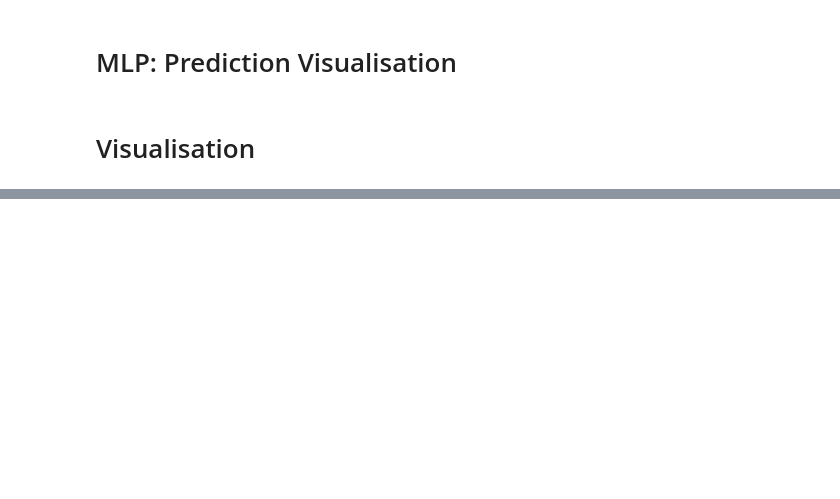
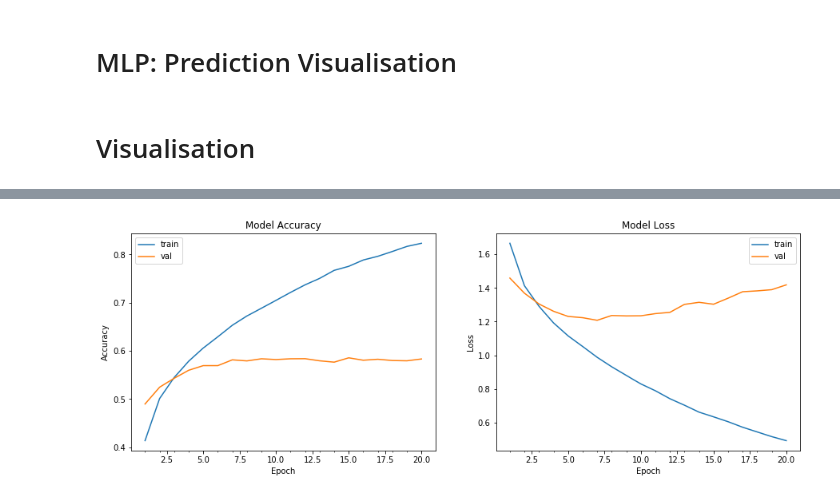
Before and after one commit to AhmedAmineDAOU/MachineLearningProject, a Jupyter notebook: CIFAR-10/MLP.ipynb, the cells around one changed output, grey strips where cells are left out. Drawn from its saved outputs; the diff is of its cells as text; code cells hidden in the pictures; blank space fills up the shorter version.

Commit message:
plots for mlp

```diff
--- a/CIFAR-10/MLP.ipynb
+++ b/CIFAR-10/MLP.ipynb
@@ -248,0 +220,29 @@ print('\n', 'Testing Accuracy' ,test_accuracy)
+# %%
+len_acc = len(History.history['acc'])
+len_val_acc = len(History.history['val_acc'])
+len_loss = len(History.history['loss'])
+len_val_loss = len(History.history['val_loss'])
+
+# Visualize the reults
+fig, axs = plt.subplots(1, 2, figsize=(15, 5))
+
+# Accuracy during training
+axs[0].plot(range(1, len_acc + 1), History.history['acc'])
+axs[0].plot(range(1, len_val_acc + 1), History.history['val_acc'])
+axs[0].set_title('Model Accuracy')
+axs[0].set_ylabel('Accuracy')
+axs[0].set_xlabel('Epoch')
+axs[0].set_xticks(np.arange(1, len_acc + 1), len_acc / 10)
+axs[0].legend(['train', 'val'], loc='best')
+
+# Loss during training
+axs[1].plot(range(1, len_loss +1), History.history['loss'])
+axs[1].plot(range(1, len_val_loss +1), History.history['val_loss'])
+axs[1].set_title('Model Loss')
+axs[1].set_ylabel('Loss')
+axs[1].set_xlabel('Epoch')
+axs[1].set_xticks(np.arange(1, len_loss + 1), len_loss / 10)
+axs[1].legend(['train', 'val'], loc='best')
+plt.show()
+# %% [output]
+[figure, added]
```
Also changed, not shown: parts of 13 cells of this notebook, 1 other file.
